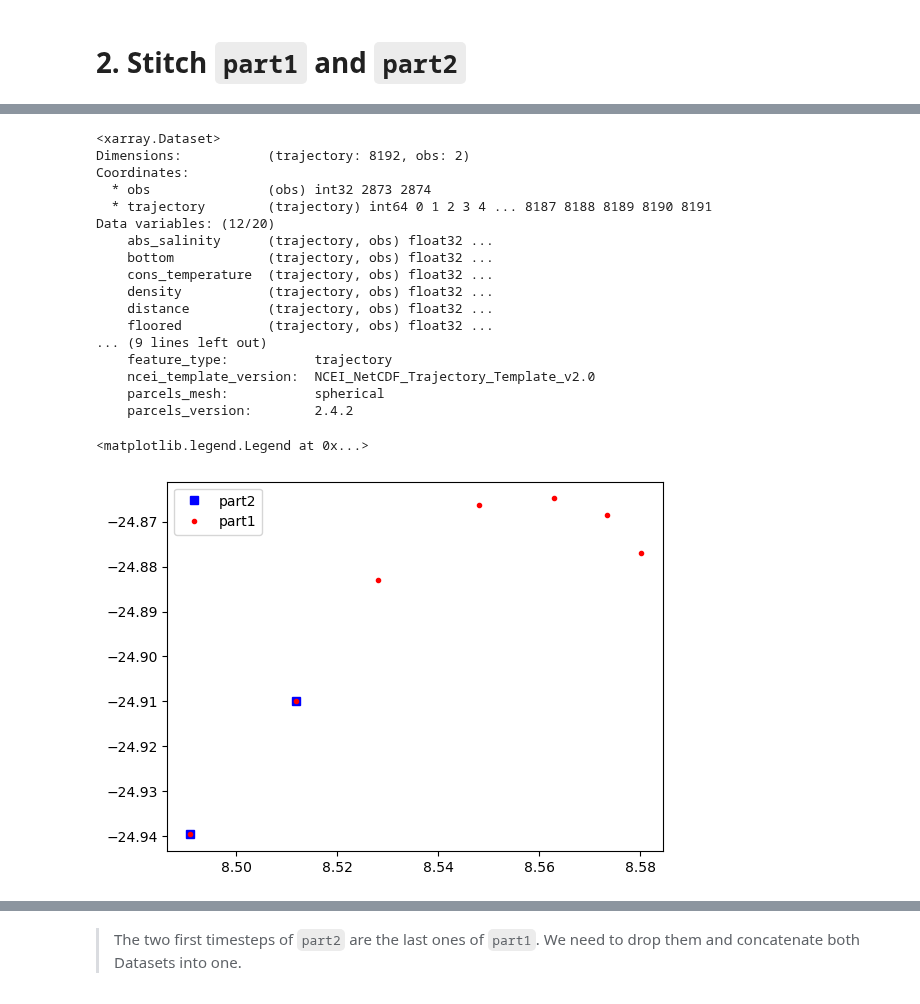
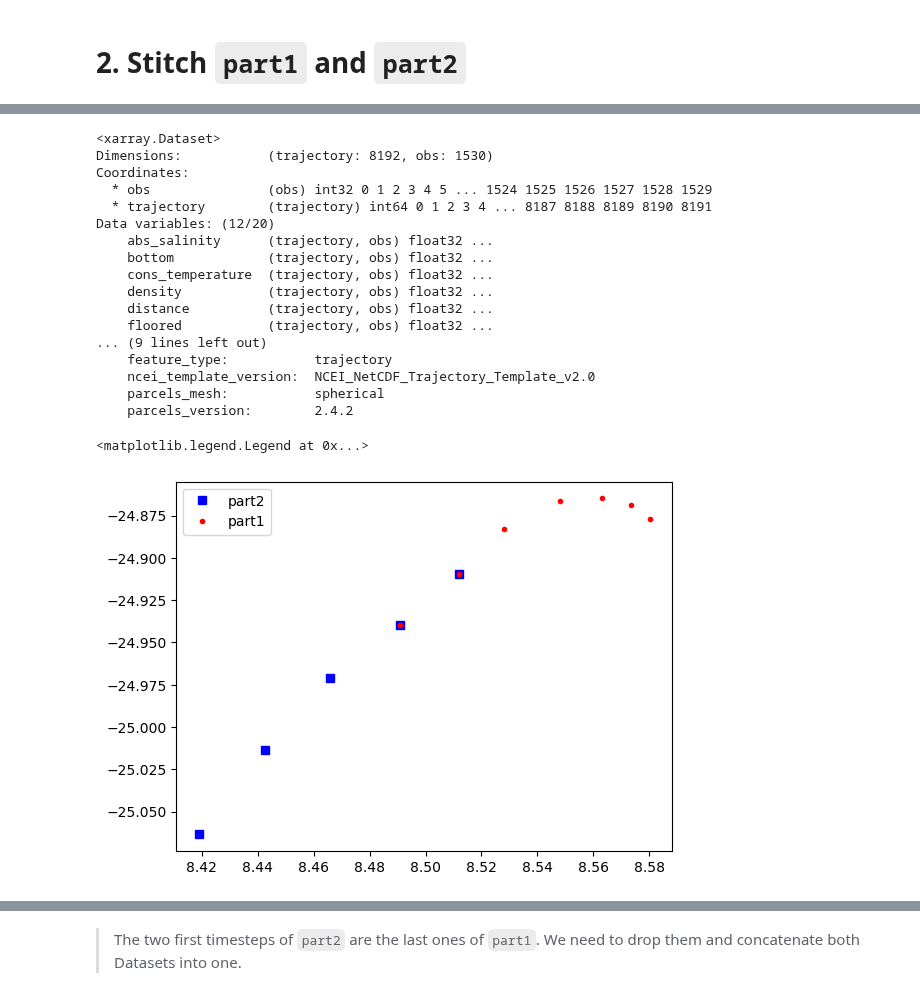
Before and after one commit to OceanParcels/Backtracking_Abyssal_Nanoplastics, a Jupyter notebook: simulation/stitch_together_output_files.ipynb, the cells around one changed output, grey strips where cells are left out. Cells and saved outputs as stored; diff of their text form; code cells hidden in the pictures.

```diff
--- a/simulation/stitch_together_output_files.ipynb
+++ b/simulation/stitch_together_output_files.ipynb
@@ -72,14 +72,14 @@ Data variables: (12/20)
     parcels_mesh:           spherical
     parcels_version:        2.4.2
 # %%
-part2 = xr.open_dataset('/storage/shared/oceanparcels/output_data/data_Claudio/abyssal_nps_outputs/hc13_23000_BM_True_lasttwo.zarr')
+part2 = xr.open_dataset('/storage/shared/oceanparcels/output_data/data_Claudio/abyssal_nps_outputs/merge_23000/hc13_23000_BM_False_part2.zarr')
 # %%
 part2
 # %% [output]
 <xarray.Dataset>
-Dimensions:           (trajectory: 8192, obs: 2)
+Dimensions:           (trajectory: 8192, obs: 1530)
 Coordinates:
-  * obs               (obs) int32 2873 2874
+  * obs               (obs) int32 0 1 2 3 4 5 ... 1524 1525 1526 1527 1528 1529
   * trajectory        (trajectory) int64 0 1 2 3 4 ... 8187 8188 8189 8190 8191
 Data variables: (12/20)
     abs_salinity      (trajectory, obs) float32 ...
@@ -96,11 +96,11 @@ Data variables: (12/20)
 # %%
 pp = 40
 
-plt.plot(part2.lon[pp, :2], part2.lat[pp, :2], 'bs', label='part2')
+plt.plot(part2.lon[pp, :5], part2.lat[pp, :5], 'bs', label='part2')
 plt.plot(part1.lon[pp,-7:], part1.lat[pp,-7:], 'r.', label='part1')
 plt.legend()
 # %% [output]
 <matplotlib.legend.Legend at 0x...>
-[figure, old version]
+[figure, new version]
 # %%
 pp = 40
```
Also changed, not shown: parts of 8 cells of this notebook, 1 other file.
